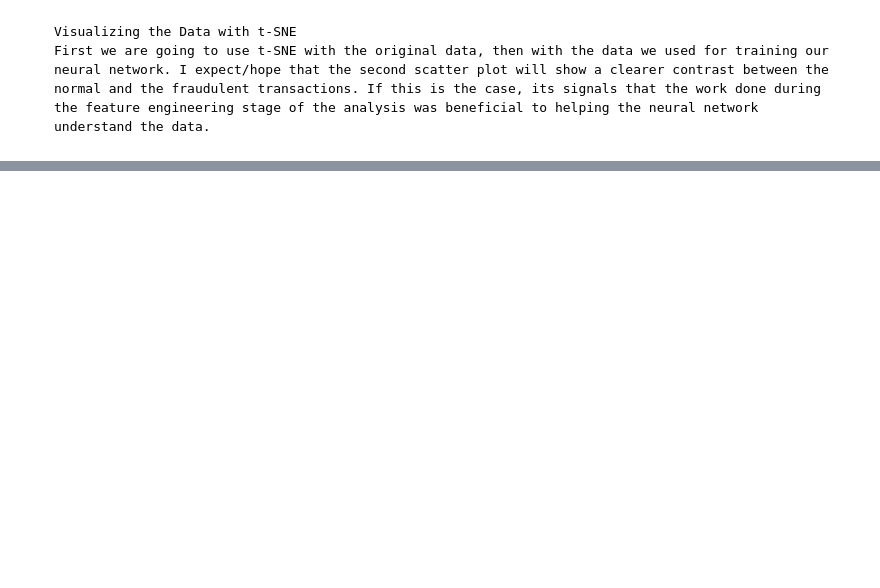
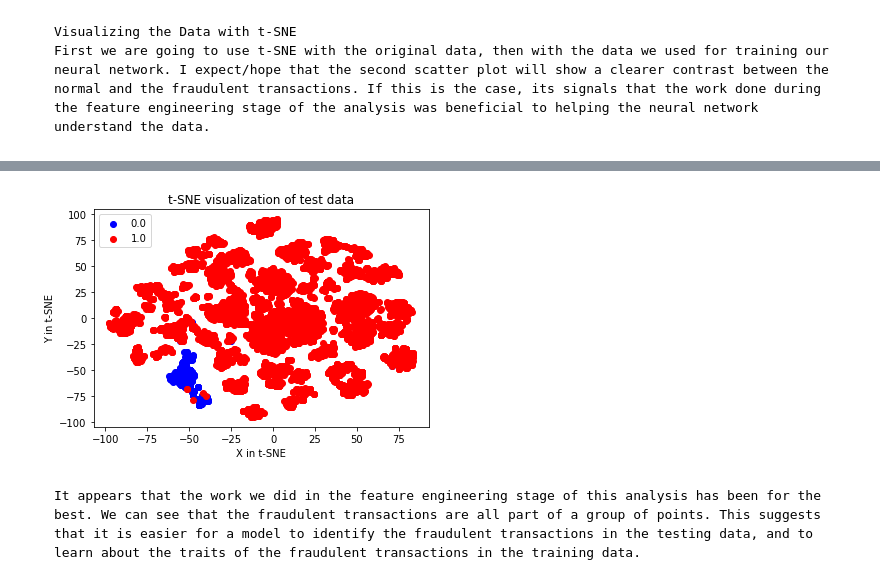
Before and after one commit to AmerAhmed/fraud_detection, a Jupyter notebook: fraud_detection.ipynb, the cells around one changed output, grey strips where cells are left out. Saved outputs shown, nothing was run; the diff lists cells and outputs as text; code cells hidden in the pictures; blank space fills up the shorter version.

Commit message:
Scale features to improve the training ability of TSN

````diff
--- a/fraud_detection.ipynb
+++ b/fraud_detection.ipynb
@@ -581,0 +601,33 @@ y = df2.iloc[:,-1].values
+# %%
+# Set df_used to the fraudulent transactions' dataset.
+df_used = Fraud
+
+# Add 10,000 normal transactions to df_used.
+df_used = pd.concat([df_used, Normal.sample(n = 10000)], axis = 0)
+# %%
+# Scale features to improve the training ability of TSNE.
+df_used_std = standard_scaler.fit_transform(df_used)
+
+# Set y_used equal to the target values.
+y_used = df_used.iloc[:,-1].values
+# %%
+x_test_2d_used = tsne.fit_transform(df_used_std)
+# %%
+color_map = {1:'red', 0:'blue'}
+plt.figure()
+for idx, cl in enumerate(np.unique(y_used)):
+    plt.scatter(x=x_test_2d_used[y_used==cl,0],
+                y=x_test_2d_used[y_used==cl,1],
+                c=color_map[idx],
+                label=cl)
+plt.xlabel('X in t-SNE')
+plt.ylabel('Y in t-SNE')
+plt.legend(loc='upper left')
+plt.title('t-SNE visualization of test data')
+plt.show()
+# %% [output]
+[figure, added]
+# %% [markdown]
+```
+It appears that the work we did in the feature engineering stage of this analysis has been for the best. We can see that the fraudulent transactions are all part of a group of points. This suggests that it is easier for a model to identify the fraudulent transactions in the testing data, and to learn about the traits of the fraudulent transactions in the training data.
+```
````
Also changed, not shown: parts of 10 cells of this notebook.
